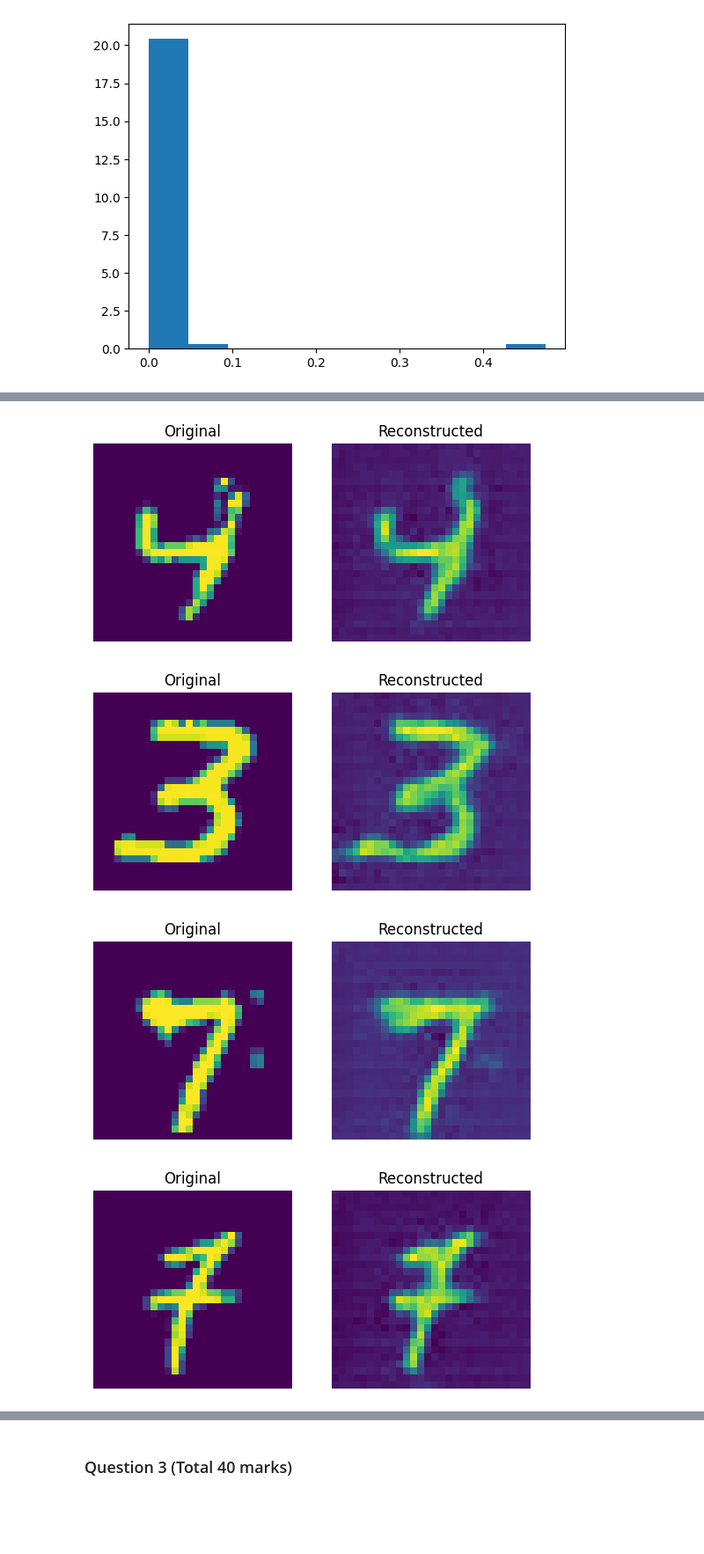
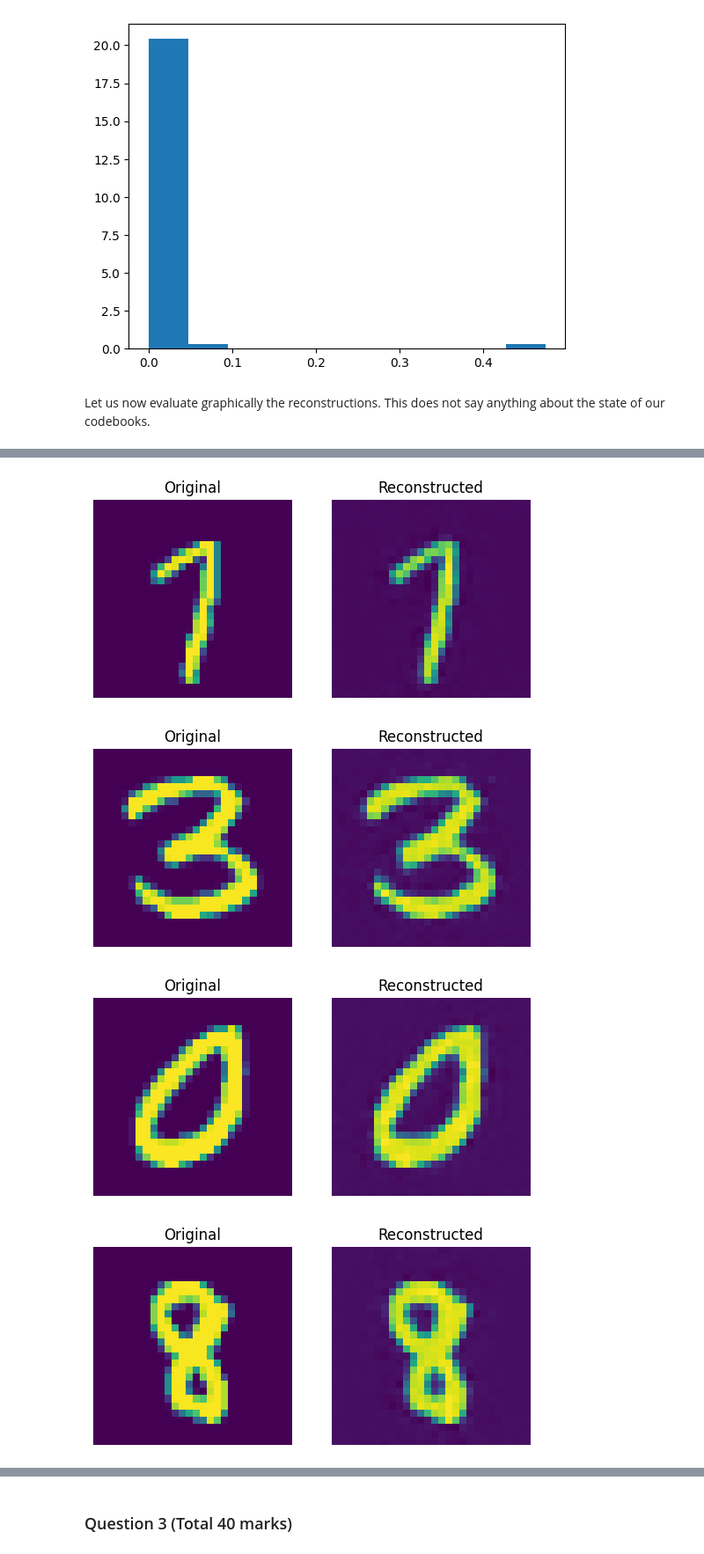
Before and after one commit to bloup1/Deep-Learning, a Jupyter notebook: Summative_assessment_3.ipynb, the cells around one changed output, grey strips where cells are left out. Shown at 88% size. Cells and saved outputs as stored; diff of their text form; code cells hidden in the pictures; blank space fills up the shorter version.

```diff
--- a/Summative_assessment_3.ipynb
+++ b/Summative_assessment_3.ipynb
@@ -824,14 +908,20 @@ x_test_scaled = (x_test / 255.0) - 0.5
 data_variance_mnist = np.var(x_train / 255.0)
 # %%
 def reconstruction_loss(y_true, y_pred):
+    """
+    Define the reconstruction error loss
+    """
     return -y_pred.log_prob(y_true)
 
-vqvae_trainer = VQVAETrainer(data_variance_mnist, latent_dim=16, num_embeddings=64,
-                             use_rd_restart=True,beta=0.25, nq = 3,
+# instantiate the model and compile it
+# we use the default parameter of beta = 0.25 and 3 quantization stages
+vqvae_trainer = VQVAETrainerMNIST(data_variance_mnist, latent_dim=16, num_codebook_vectors=64,
+                             use_rd_restart=True, beta=0.25, num_quant_stages = 3,
                             threshold_rd_restart = 0.00)
 vqvae_trainer.compile(optimizer=keras.optimizers.Adam(),
                       loss=reconstruction_loss, metrics=['accuracy'])
+# train for 30 epochs
 history = vqvae_trainer.fit(x_train_scaled,
-                            epochs=5,
+                            epochs=30,
                             batch_size=32)
 # %% [output]
@@ -876,21 +983,26 @@ num_bins = 10
 n, bins, patches = ax.hist(util_last_layer, num_bins, density=True)
 # %% [output]
 [figure]
+# %% [markdown]
+Let us now evaluate graphically the reconstructions. This does not say anything about the state of our codebooks.
 # %%
 def show_subplot(original, reconstructed):
+    """
+    utitlity function to show the various MNIST
+    digits reconstructed
+    """
     plt.subplot(1, 2, 1)
     plt.imshow(original.squeeze() + 0.5)
     plt.title("Original")
     plt.axis("off")
-
     plt.subplot(1, 2, 2)
     plt.imshow(reconstructed.squeeze() + 0.5)
     plt.title("Reconstructed")
     plt.axis("off")
-
     plt.show()
 
-
+# we run through some random digits and show reconstruction
+# on the right, originals on the left
 trained_vqvae_model = vqvae_trainer.vqvae
 idx = np.random.choice(len(x_test_scaled), 10)
 test_images = x_test_scaled[idx]
@@ -907,4 +1019,4 @@ for test_image, reconstructed_image in zip(test_images, reconstructions_test):
-[figure, old version]
+[figure, new version]
-[figure, old version]
+[figure, new version]
-[figure, old version]
+[figure, new version]
-[figure, old version]
+[figure, new version]
```
Also changed, not shown: parts of 47 cells of this notebook.
